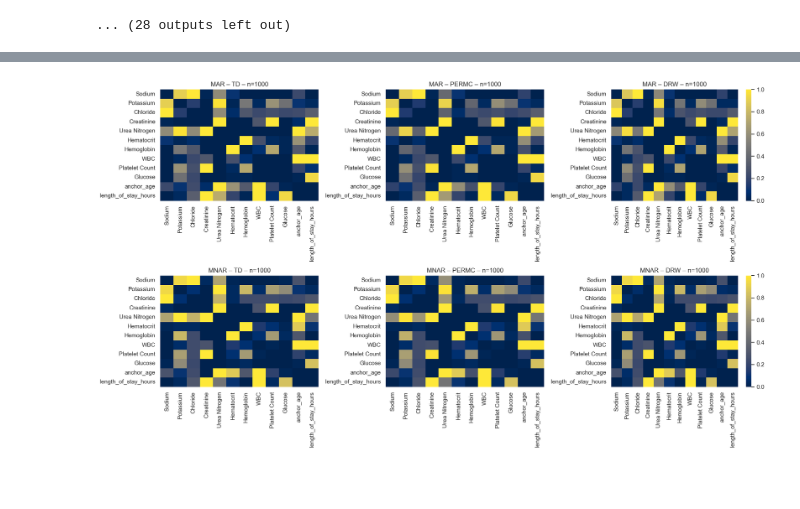
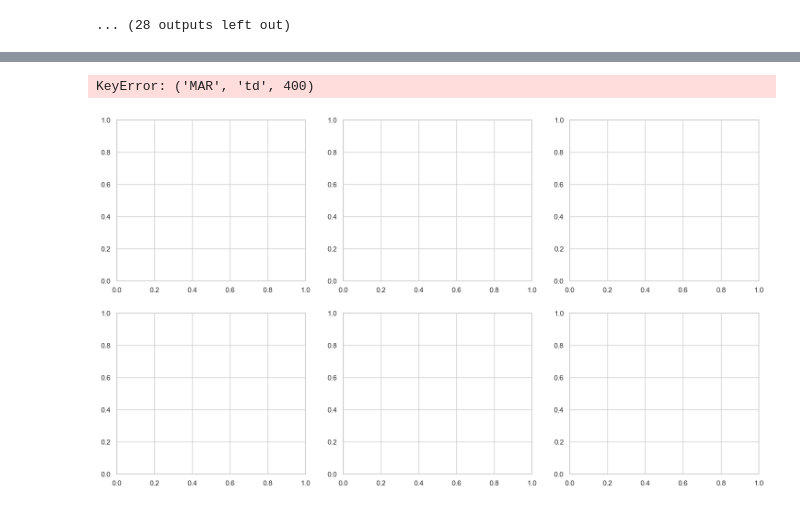
Before and after one commit to ZervSofia/Thesis_New, a Jupyter notebook: notebooks/03_mvpc_mimic_data copy.ipynb, the cells around one changed output, grey strips where cells are left out. Saved outputs shown, nothing was run; the diff lists cells and outputs as text; code cells hidden in the pictures; blank space fills up the shorter version.

```diff
--- a/notebooks/03_mvpc_mimic_data copy.ipynb
+++ b/notebooks/03_mvpc_mimic_data copy.ipynb
@@ -393,7 +394,7 @@ def edge_frequency_matrix(skeleton_list):
 # Example: pick one setting
 mode = "MNAR"
 method = "drw"
-n = 1000
+n = 400
 
 F = edge_frequency_matrix(all_skeletons[(mode, method, n)])
 
@@ -432,36 +433,36 @@ plt.show()
 # %%
 methods = ["td", "permc", "drw"]
 modes = ["MAR", "MNAR"]
-n = 1000   # or any sample size you want to visualize
-
+n = 400
 fig, axes = plt.subplots(len(modes), len(methods), figsize=(18, 10))
 
 for i, mode in enumerate(modes):
     for j, method in enumerate(methods):
 
         # Compute edge frequency matrix
         F = edge_frequency_matrix(all_skeletons[(mode, method, n)])
 
         ax = axes[i, j]
         sns.heatmap(
             F,
             ax=ax,
             xticklabels=mvpc_vars,
             yticklabels=mvpc_vars,
             cmap="cividis",
             vmin=0,
             vmax=1,
             cbar=(j == len(methods)-1)  # show colorbar only on last column
         )
 
         ax.set_title(f"{mode} – {method.upper()} – n={n}")
         ax.tick_params(axis='x', rotation=90)
         ax.tick_params(axis='y', rotation=0)
 
 plt.tight_layout()
 plt.show()
 # %% [output]
+KeyError: ('MAR', 'td', 400)
-[figure, old version]
+[figure, new version]
 # %%
 methods = ["td", "permc", "drw"]
 modes = ["MAR", "MNAR"]
```
Also changed, not shown: parts of 12 cells of this notebook, 1 other file.
